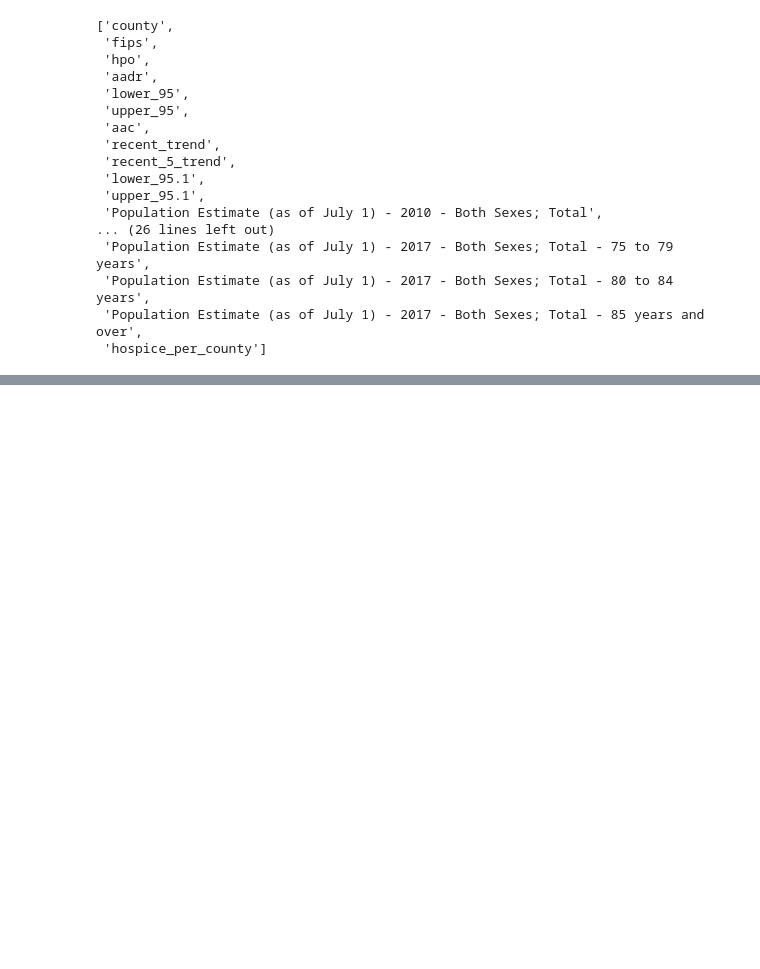
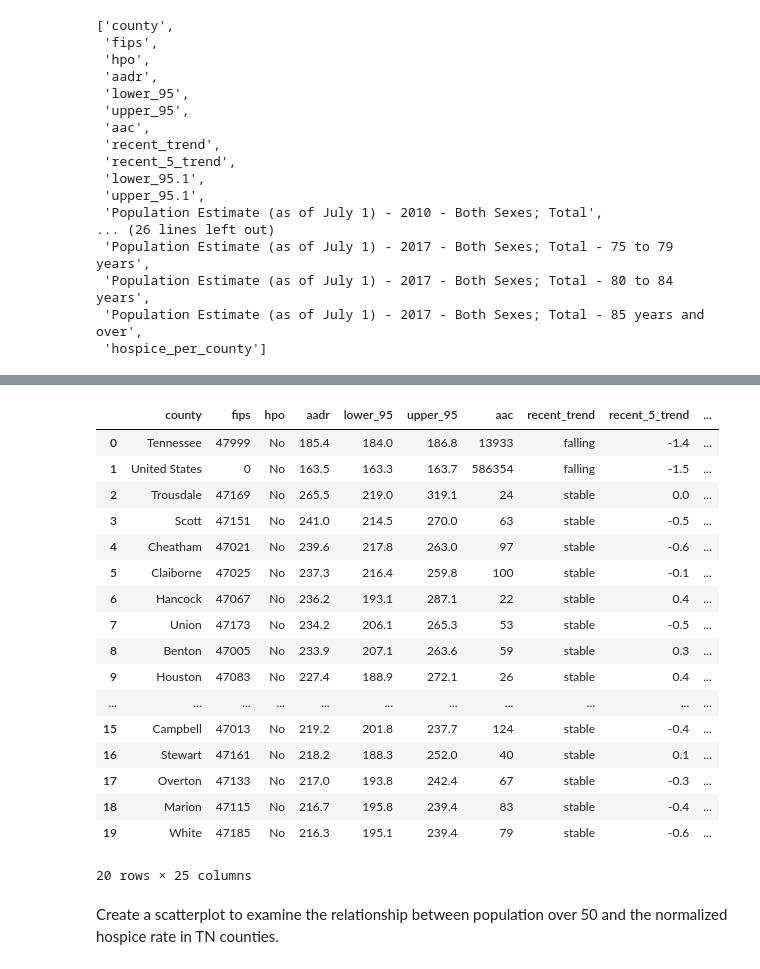
Before and after one commit to Leungam/vanderbilt-aspire-data-essentials, a Jupyter notebook: First_Notebook_data_essentials.ipynb, the cells around one changed output, grey strips where cells are left out. Cells and saved outputs as stored; diff of their text form; code cells hidden in the pictures; blank space fills up the shorter version.

```diff
--- a/First_Notebook_data_essentials.ipynb
+++ b/First_Notebook_data_essentials.ipynb
@@ -428,0 +558,25 @@ pop_and_cancer_df.loc[pop_and_cancer_df['hospice_per_county'] > 2, ['county']]
+# %%
+pop_and_cancer_df['normalized_hospice_rate'] = pop_and_cancer_df.hospice_per_county/pop_and_cancer_df.pop_total_2017 * 100000
+# %%
+pop_and_cancer_df.head(20)
+# %% [output]
+|  | county | fips | hpo | aadr | lower_95 | upper_95 | aac | recent_trend | recent_5_trend | ... |
+| 0 | Tennessee | 47999 | No | 185.4 | 184.0 | 186.8 | 13933 | falling | -1.4 | ... |
+| 1 | United States | 0 | No | 163.5 | 163.3 | 163.7 | 586354 | falling | -1.5 | ... |
+| 2 | Trousdale | 47169 | No | 265.5 | 219.0 | 319.1 | 24 | stable | 0.0 | ... |
+| 3 | Scott | 47151 | No | 241.0 | 214.5 | 270.0 | 63 | stable | -0.5 | ... |
+| 4 | Cheatham | 47021 | No | 239.6 | 217.8 | 263.0 | 97 | stable | -0.6 | ... |
+| 5 | Claiborne | 47025 | No | 237.3 | 216.4 | 259.8 | 100 | stable | -0.1 | ... |
+| 6 | Hancock | 47067 | No | 236.2 | 193.1 | 287.1 | 22 | stable | 0.4 | ... |
+| 7 | Union | 47173 | No | 234.2 | 206.1 | 265.3 | 53 | stable | -0.5 | ... |
+| 8 | Benton | 47005 | No | 233.9 | 207.1 | 263.6 | 59 | stable | 0.3 | ... |
+| 9 | Houston | 47083 | No | 227.4 | 188.9 | 272.1 | 26 | stable | 0.4 | ... |
+| ... | ... | ... | ... | ... | ... | ... | ... | ... | ... | ... |
+| 15 | Campbell | 47013 | No | 219.2 | 201.8 | 237.7 | 124 | stable | -0.4 | ... |
+| 16 | Stewart | 47161 | No | 218.2 | 188.3 | 252.0 | 40 | stable | 0.1 | ... |
+| 17 | Overton | 47133 | No | 217.0 | 193.8 | 242.4 | 67 | stable | -0.3 | ... |
+| 18 | Marion | 47115 | No | 216.7 | 195.8 | 239.4 | 83 | stable | -0.4 | ... |
+| 19 | White | 47185 | No | 216.3 | 195.1 | 239.4 | 79 | stable | -0.6 | ... |
+20 rows × 25 columns
+# %% [markdown]
+Create a scatterplot to examine the relationship between population over 50 and the normalized hospice rate in TN counties.
```
Also changed, not shown: parts of 39 cells of this notebook.
